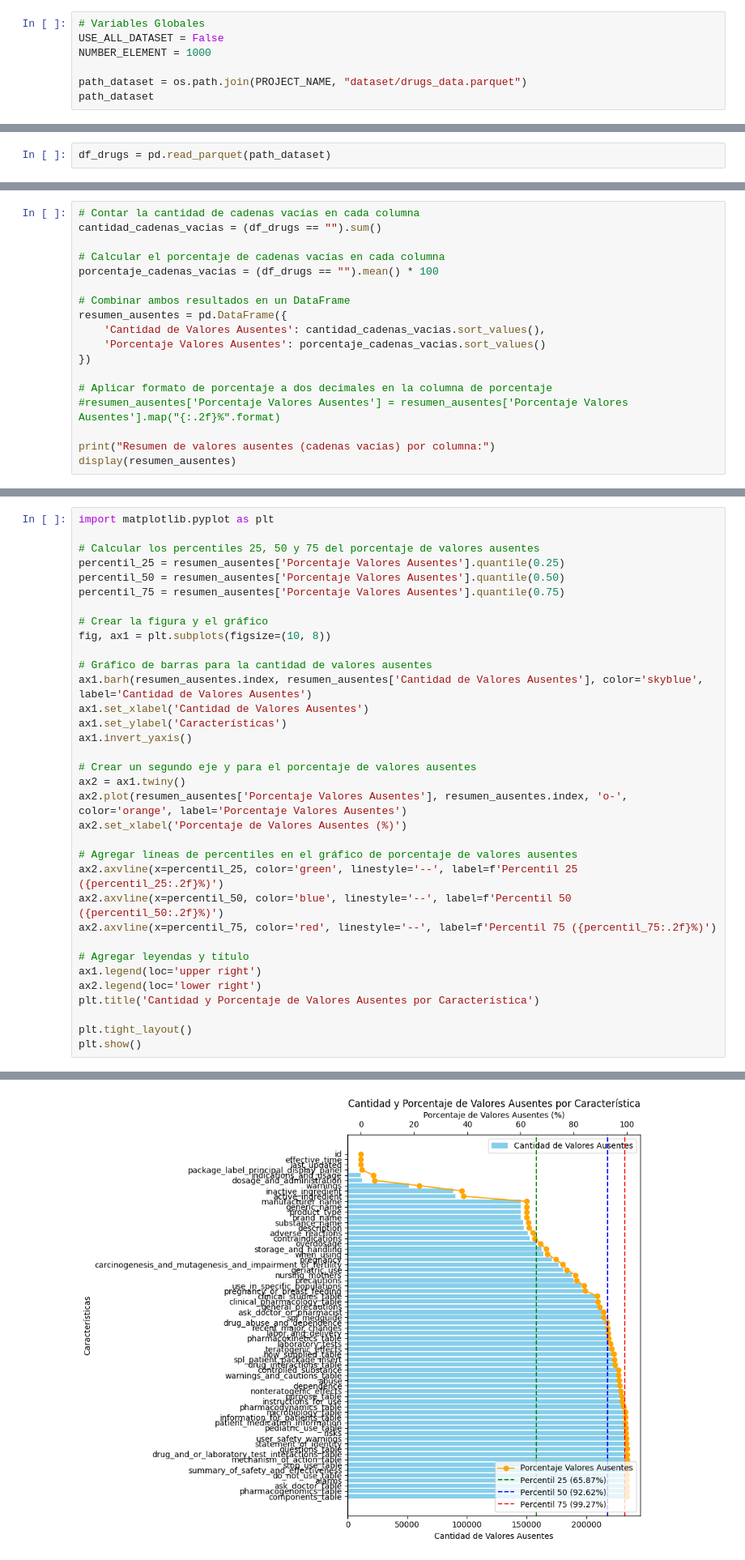
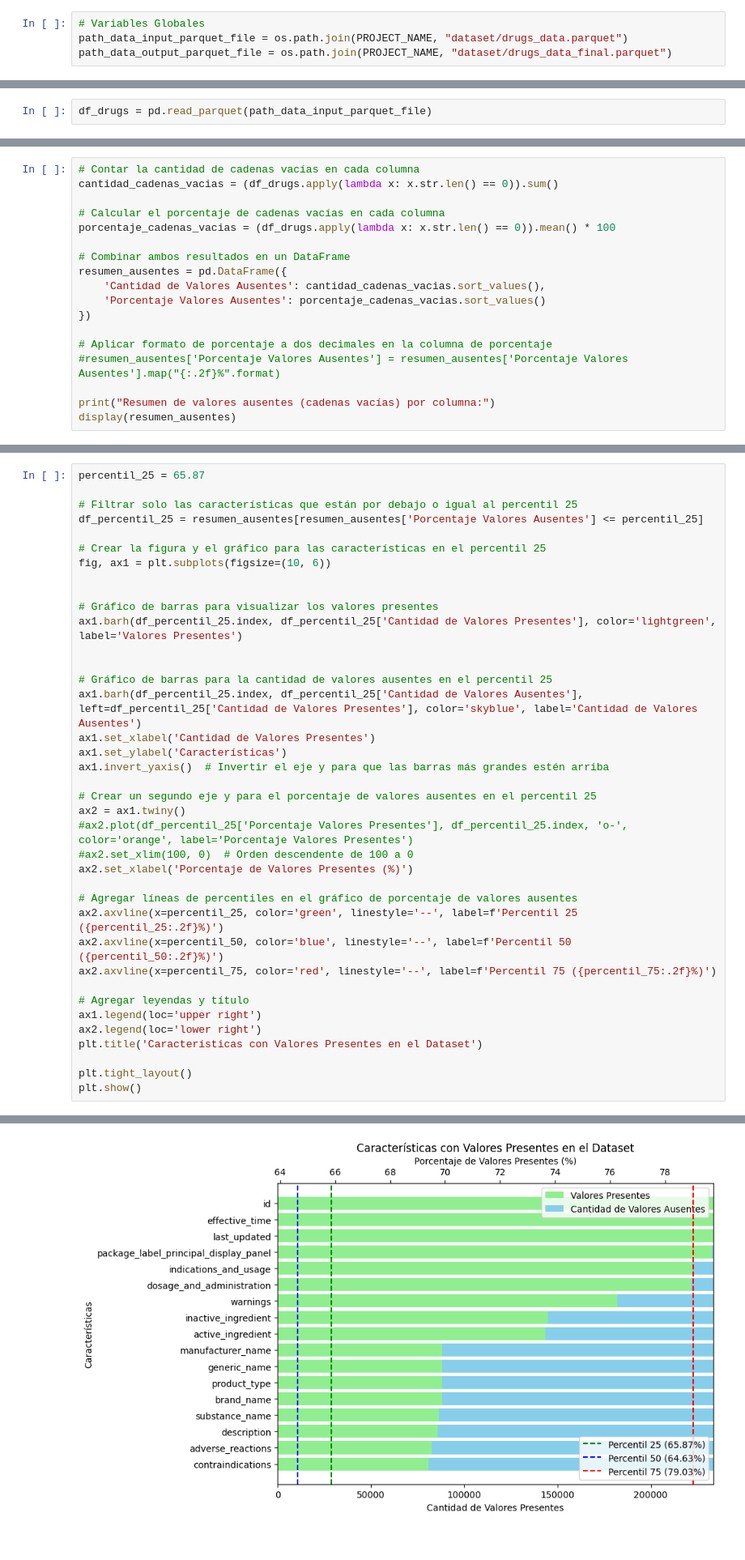
Before and after one commit to ljham/TFM-drugsGenerative, a Jupyter notebook: _EDA.ipynb, the cells around one changed output, grey strips where cells are left out. Shown at 81% size. Drawn from its saved outputs; the diff is of its cells as text.

```diff
--- a/_EDA.ipynb
+++ b/_EDA.ipynb
@@ -26,8 +30,5 @@ except:
     DATASET_FOLDER = os.path.join("/kaggle/input", PROJECT_NAME)
 # %%
 # Variables Globales
-USE_ALL_DATASET = False
-NUMBER_ELEMENT = 1000
-
-path_dataset = os.path.join(PROJECT_NAME, "dataset/drugs_data.parquet")
-path_dataset
+path_data_input_parquet_file = os.path.join(PROJECT_NAME, "dataset/drugs_data.parquet")
+path_data_output_parquet_file = os.path.join(PROJECT_NAME, "dataset/drugs_data_final.parquet")
@@ -36,5 +35,5 @@ path_dataset
 # %%
-df_drugs = pd.read_parquet(path_dataset)
+df_drugs = pd.read_parquet(path_data_input_parquet_file)
 # %%
 # Visualización de las primeras filas:
 display(df_drugs.head(3))
@@ -77,9 +88,9 @@ display(df_drugs.describe())
 # %%
 # Contar la cantidad de cadenas vacías en cada columna
-cantidad_cadenas_vacias = (df_drugs == "").sum()
+cantidad_cadenas_vacias = (df_drugs.apply(lambda x: x.str.len() == 0)).sum()
 
 # Calcular el porcentaje de cadenas vacías en cada columna
-porcentaje_cadenas_vacias = (df_drugs == "").mean() * 100
+porcentaje_cadenas_vacias = (df_drugs.apply(lambda x: x.str.len() == 0)).mean() * 100
 
 # Combinar ambos resultados en un DataFrame
 resumen_ausentes = pd.DataFrame({
@@ -114,24 +194,28 @@ Resumen de valores ausentes (cadenas vacías) por columna:
 # %%
-import matplotlib.pyplot as plt
+percentil_25 = 65.87
 
-# Calcular los percentiles 25, 50 y 75 del porcentaje de valores ausentes
-percentil_25 = resumen_ausentes['Porcentaje Valores Ausentes'].quantile(0.25)
-percentil_50 = resumen_ausentes['Porcentaje Valores Ausentes'].quantile(0.50)
-percentil_75 = resumen_ausentes['Porcentaje Valores Ausentes'].quantile(0.75)
+# Filtrar solo las características que están por debajo o igual al percentil 25
+df_percentil_25 = resumen_ausentes[resumen_ausentes['Porcentaje Valores Ausentes'] <= percentil_25]
 
-# Crear la figura y el gráfico
-fig, ax1 = plt.subplots(figsize=(10, 8))
+# Crear la figura y el gráfico para las características en el percentil 25
+fig, ax1 = plt.subplots(figsize=(10, 6))
 
-# Gráfico de barras para la cantidad de valores ausentes
-ax1.barh(resumen_ausentes.index, resumen_ausentes['Cantidad de Valores Ausentes'], color='skyblue', label='Cantidad de Valores Ausentes')
-ax1.set_xlabel('Cantidad de Valores Ausentes')
+
+# Gráfico de barras para visualizar los valores presentes
+ax1.barh(df_percentil_25.index, df_percentil_25['Cantidad de Valores Presentes'], color='lightgreen', label='Valores Presentes')
+
+
+# Gráfico de barras para la cantidad de valores ausentes en el percentil 25
+ax1.barh(df_percentil_25.index, df_percentil_25['Cantidad de Valores Ausentes'], left=df_percentil_25['Cantidad de Valores Presentes'], color='skyblue', label='Cantidad de Valores Ausentes')
+ax1.set_xlabel('Cantidad de Valores Presentes')
 ax1.set_ylabel('Características')
-ax1.invert_yaxis()
+ax1.invert_yaxis()  # Invertir el eje y para que las barras más grandes estén arriba
 
-# Crear un segundo eje y para el porcentaje de valores ausentes
+# Crear un segundo eje y para el porcentaje de valores ausentes en el percentil 25
 ax2 = ax1.twiny()
-ax2.plot(resumen_ausentes['Porcentaje Valores Ausentes'], resumen_ausentes.index, 'o-', color='orange', label='Porcentaje Valores Ausentes')
-ax2.set_xlabel('Porcentaje de Valores Ausentes (%)')
+#ax2.plot(df_percentil_25['Porcentaje Valores Presentes'], df_percentil_25.index, 'o-', color='orange', label='Porcentaje Valores Presentes')
+#ax2.set_xlim(100, 0)  # Orden descendente de 100 a 0
+ax2.set_xlabel('Porcentaje de Valores Presentes (%)')
 
 # Agregar líneas de percentiles en el gráfico de porcentaje de valores ausentes
 ax2.axvline(x=percentil_25, color='green', linestyle='--', label=f'Percentil 25 ({percentil_25:.2f}%)')
@@ -141,7 +225,7 @@ ax2.axvline(x=percentil_75, color='red', linestyle='--', label=f'Percentil 75 ({
 # Agregar leyendas y título
 ax1.legend(loc='upper right')
 ax2.legend(loc='lower right')
-plt.title('Cantidad y Porcentaje de Valores Ausentes por Característica')
+plt.title('Características con Valores Presentes en el Dataset')
 
 plt.tight_layout()
 plt.show()
@@ -151 +233 @@ Matplotlib is building the font cache; this may take a moment.
-[figure, old version]
+[figure, new version]
```
Also changed, not shown: parts of 26 cells of this notebook, 1 other file.
